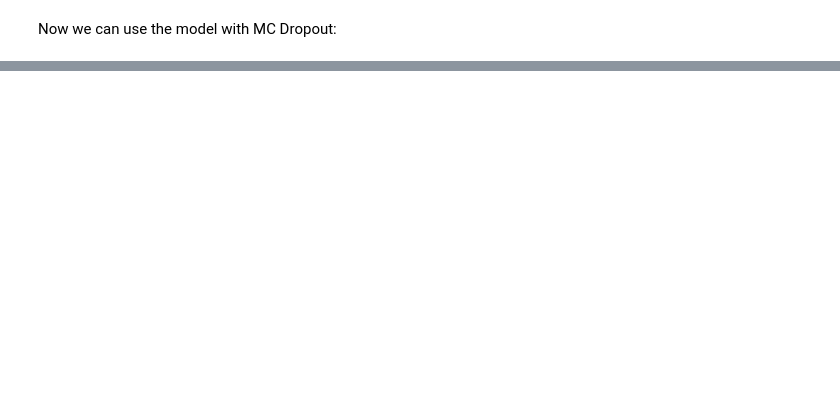
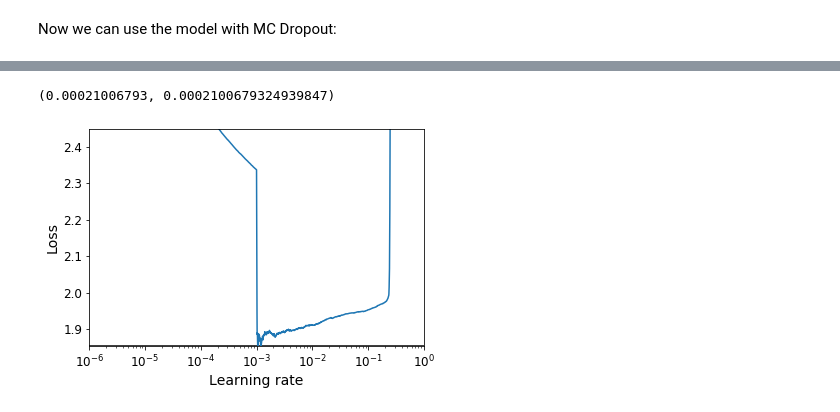
Before and after one commit to soo-pecialist/Hands_on_ML_w_Scikit_Karas_and_TensorFlow, a Jupyter notebook: CH11_Training_Deep_Neural_Networks.ipynb, the cells around one changed output, grey strips where cells are left out. Drawn from its saved outputs; the diff is of its cells as text; code cells hidden in the pictures; blank space fills up the shorter version.

```diff
--- a/CH11_Training_Deep_Neural_Networks.ipynb
+++ b/CH11_Training_Deep_Neural_Networks.ipynb
@@ -1870,0 +2023,10 @@ The default configuration may need to be tweaked:
+# %%
+keras.backend.clear_session()
+tf.random.set_seed(42)
+np.random.seed(42)
+
+model = keras.models.Sequential()
+model.add(keras.layers.Flatten(input_shape=[32, 32, 3]))
+for _ in range(20):
+    model.add(keras.layers.Dense(100, activation="elu",
+                                 kernel_initializer="he_normal"))
@@ -1870,0 +2058,4 @@ The default configuration may need to be tweaked:
+# %%
+# (X_train, y_train), (X_test, y_test) = keras.datasets.cifar10.load_data()
+
+model.add(keras.layers.Dense(10, activation="softmax"))
@@ -1870,0 +2155,3 @@ The default configuration may need to be tweaked:
+# %%
+model = keras.models.load_model("my_cifar10_model.h5")
+model.evaluate(X_valid, y_valid)
@@ -1870,0 +2177,27 @@ The default configuration may need to be tweaked:
+# %%
+keras.backend.clear_session()
+tf.random.set_seed(42)
+np.random.seed(42)
+
+#####
+model = keras.models.Sequential()
+model.add(keras.layers.Flatten(input_shape=[32, 32, 3]))
+model.add(keras.layers.BatchNormalization())
+for _ in range(20):
+    model.add(keras.layers.Dense(100, kernel_initializer="he_normal"))
+    model.add(keras.layers.BatchNormalization())
+    model.add(keras.layers.Activation("elu"))
+model.add(keras.layers.Dense(10, activation="softmax"))
+
+optimizer = keras.optimizers.Nadam(lr=1e-6)
+model.compile(loss="sparse_categorical_crossentropy",
+              optimizer=optimizer,
+              metrics=["accuracy"])
+#####
+
+rates, losses = find_learning_rate(model, X_train, y_train,
+                                   epochs=2, min_rate=1e-6)
+
+plot_lr_vs_loss(rates, losses)
+model.optimizer.lr.numpy(), rates[np.argmin(np.array(losses))] / 5
+# %% [output]
@@ -1870,0 +2208,2 @@ The default configuration may need to be tweaked:
+(0.00021006793, 0.0002100679324939847)
+[figure, added]
```
Also changed, not shown: parts of 132 cells of this notebook.
